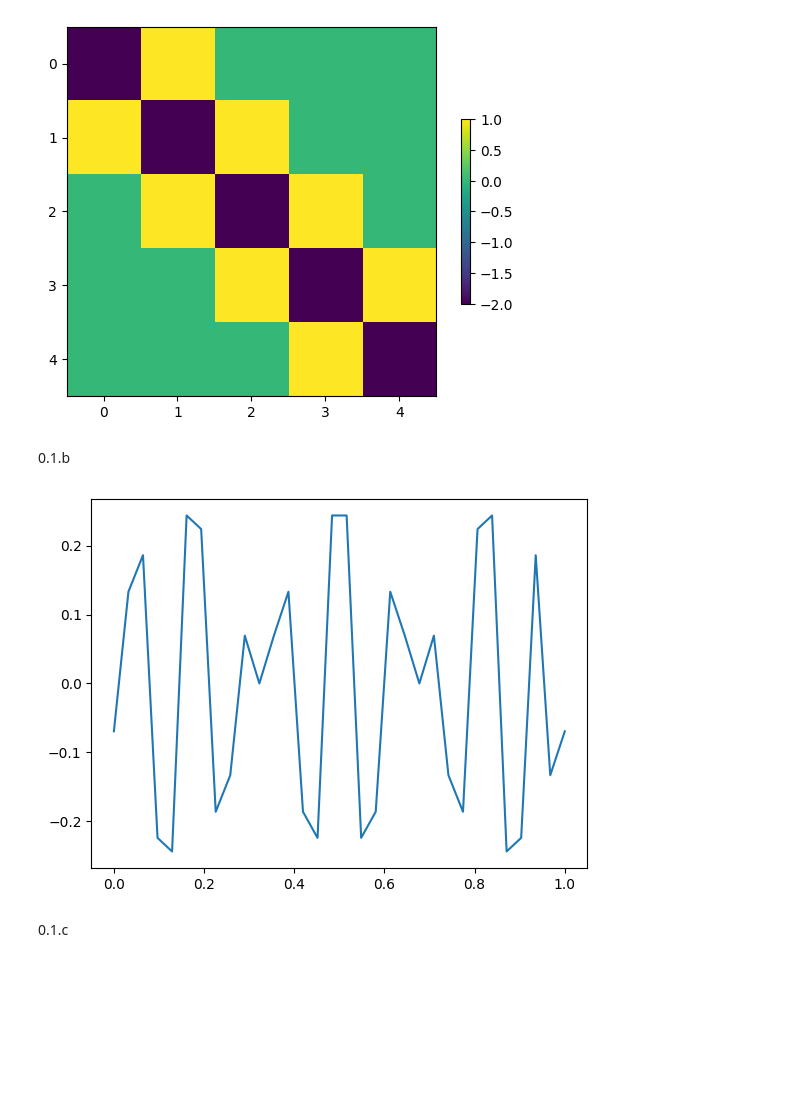
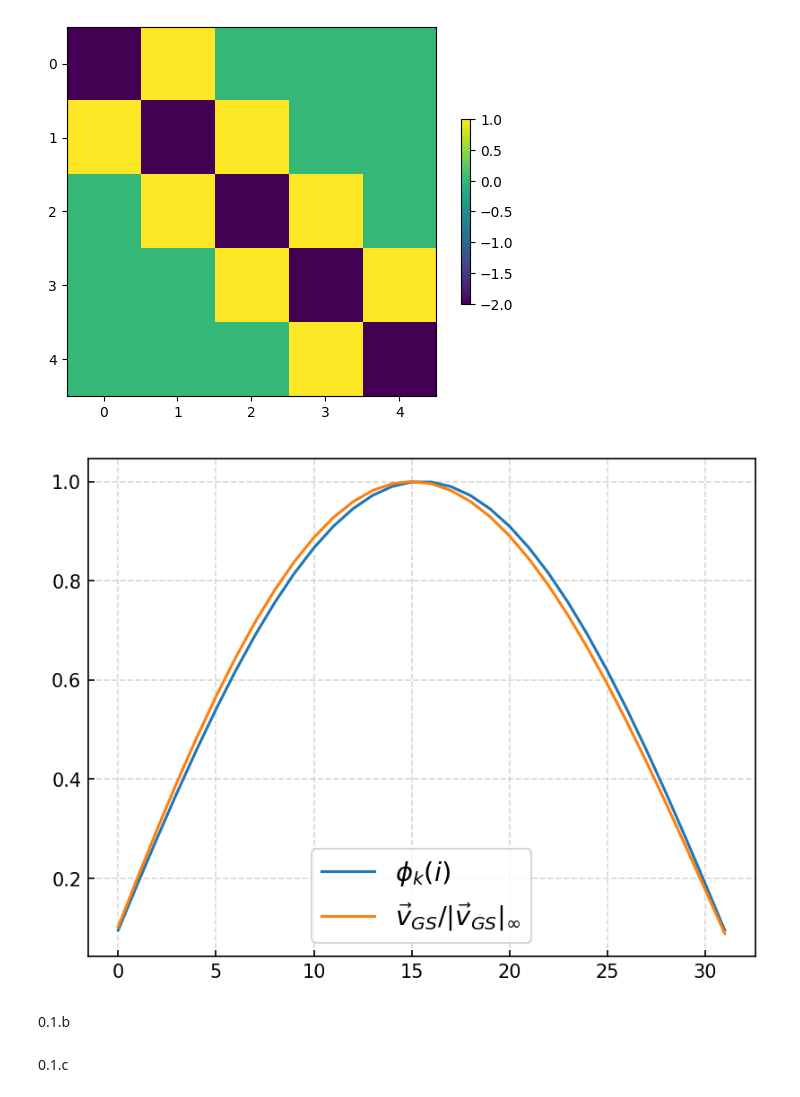
Before and after one commit to jabelieu/nmfde_class, a Jupyter notebook: hw2_jab.ipynb, the cells around one changed output. Saved outputs shown, nothing was run; the diff lists cells and outputs as text; code cells hidden in the pictures; blank space fills up the shorter version.

```diff
--- a/hw2_jab.ipynb
+++ b/hw2_jab.ipynb
@@ -107,45 +107,48 @@ h not specified, assuming h = 1.0
 [figure]
 # %%
 """
-Name: find eigenvalues of TGS
+Name: find eigenvectors
 Purpose: what this subroutine computes and why
 Author: Joshua Belieu | Fletch
 Date written: YYYY-MM-DD
 Last modified: YYYY-MM-DD
 Inputs:
-- arg1: type ... meaning/units/shape
-- arg2: type ... meaning/units/shape
+- n : int. domain size
+- k : int. discretization condition for boundary conditions. is associated with
+theta parameter in sine mode ansatz.
 Outputs:
-- ret: type ... meaning/units/shape
+- plot. canvas. the comparison of the candidate eigenfunction and the normalized
+eigenvector of the GS iteration matrix.
 Dependencies:
 - SubroutineA, SubroutineB, ...
 """
-#MAYBE DELETE.
 n=32
-h=1/(n-1)
+k=1
+h=1/(n+1)
 e = np.ones(n)
 D = -2/h**2 * diags( e , offsets=0,shape=(n,n))
 U = 1/h**2 * diags( e , offsets=1,shape=(n,n))
 L = 1/h**2 * diags( e , offsets=-1,shape=(n,n))
-theta_k = lambda k : (k*n.pi)/(n+1)
-eigen_vec = lambda k,x : np.sin(theta_k(k)*x)
-gauss_seidel_iteration_matrix = -np.linalg.inv ( (D-L).toarray() ) @ ( U ).toarray()
+# theta_k = lambda k : (k*np.pi)/(n+1)
+gauss_seidel_iteration_matrix = -np.linalg.inv ( (D+L).toarray() ) @ ( U ).toarray()
+gs_eigvals,gs_eigvecs = np.linalg.eig ( gauss_seidel_iteration_matrix )
+x = np.arange (1,n+1)
+idx = np.argmax(np.abs(gs_eigvals))
+gs_max_eigenvec = gs_eigvecs[:,idx]
+gs_max_eigenvec_maxnorm = gs_max_eigenvec/np.max(np.abs(gs_max_eigenvec))
+i = np.arange (1,n+1)
+eig_vec_cand = np.sin(np.pi*k*i/(n+1))
+
+plt.figure(dpi=150)
+plt.plot ( eig_vec_cand , label=r'$\phi_k(i)$' )
+plt.plot ( np.real(gs_max_eigenvec_maxnorm) , label=r'$\vec{v}_{GS}/|\vec{v}_{GS}|_\infty$' )
+plt.tick_params(direction='in')
+plt.grid(ls='--',alpha=0.5)
+plt.legend(fontsize=14);
+# %% [output]
+[figure, added]
 # %% [markdown]
 0.1.b
-# %%
-n=32
-h=1/(n+1)
-e = np.ones(n)
-D = -2/h**2 * diags( e , offsets=0,shape=(n,n))
-U = 1/h**2 * diags( e , offsets=1,shape=(n,n))
-L = 1/h**2 * diags( e , offsets=-1,shape=(n,n))
-tgs = -np.linalg.inv(D.toarray() + L.toarray()) @ U.toarray() # gs iteratoin matrix
-tgs = -np.linalg.inv ( D.toarray() ) @ ( L + U ).toarray() # this is jacobi but im playing rn
-_ , tgs_evecs = np.linalg.eigh(tgs)
-x = np.linspace(0.,1.,n)
-plt.plot(x,tgs_evecs[2]);
-# %% [output]
-[figure, removed]
 # %%
 def spectral_radius ( matrix ) :
 
```
Also changed, not shown: parts of 13 cells of this notebook, 3 other files.
